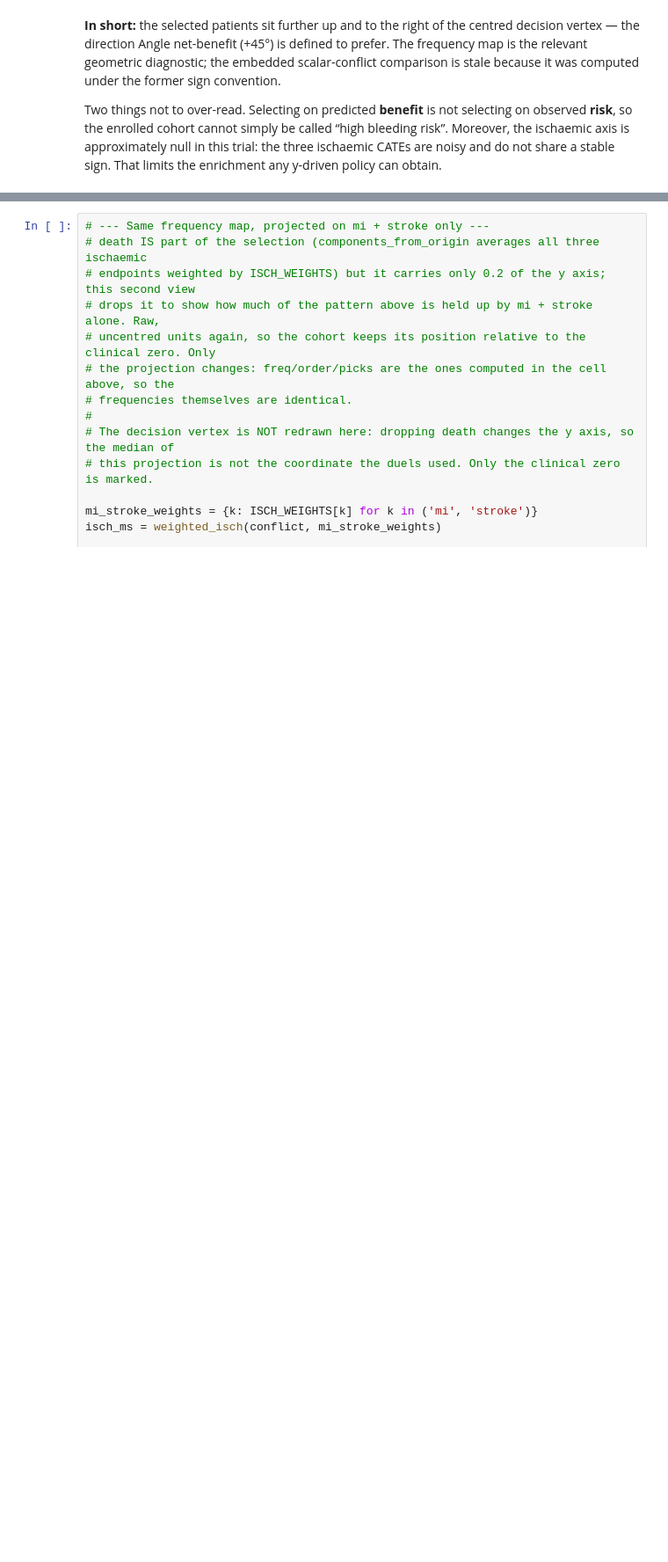
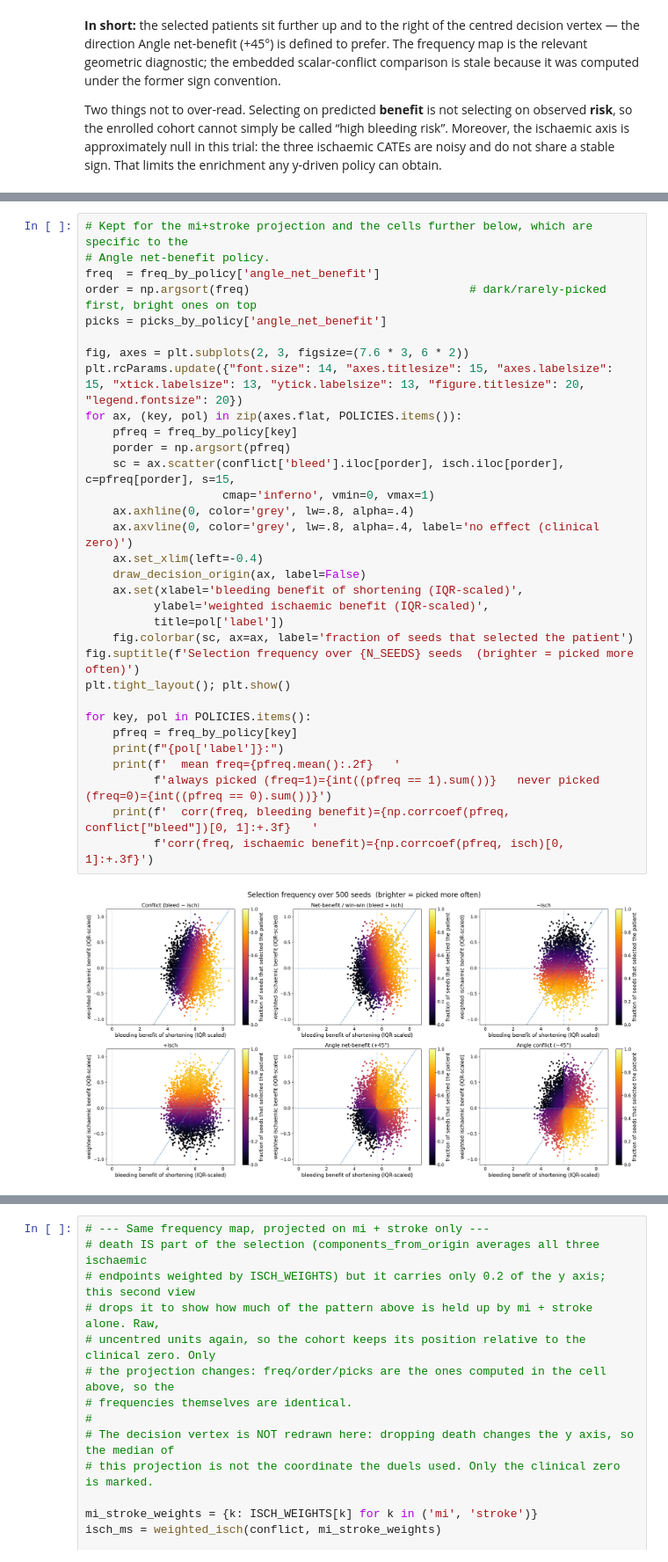
Before and after one commit to TommasoPioda/CATE-estimation-on-the-MASTER-DAPT-trial, a Jupyter notebook: online-learning/notebooks/01_duel_by_angle_proof.ipynb, the cells around one changed output, grey strips where cells are left out. Shown at 88% size. Drawn from its saved outputs; the diff is of its cells as text; blank space fills up the shorter version.

```diff
--- a/online-learning/notebooks/01_duel_by_angle_proof.ipynb
+++ b/online-learning/notebooks/01_duel_by_angle_proof.ipynb
@@ -440,0 +484,34 @@ mean event rates, freq-weighted over all seeds:
+# %%
+# Kept for the mi+stroke projection and the cells further below, which are specific to the
+# Angle net-benefit policy.
+freq  = freq_by_policy['angle_net_benefit']
+order = np.argsort(freq)                                # dark/rarely-picked first, bright ones on top
+picks = picks_by_policy['angle_net_benefit']
+
+fig, axes = plt.subplots(2, 3, figsize=(7.6 * 3, 6 * 2))
+plt.rcParams.update({"font.size": 14, "axes.titlesize": 15, "axes.labelsize": 15, "xtick.labelsize": 13, "ytick.labelsize": 13, "figure.titlesize": 20, "legend.fontsize": 20})
+for ax, (key, pol) in zip(axes.flat, POLICIES.items()):
+    pfreq = freq_by_policy[key]
+    porder = np.argsort(pfreq)
+    sc = ax.scatter(conflict['bleed'].iloc[porder], isch.iloc[porder], c=pfreq[porder], s=15,
+                    cmap='inferno', vmin=0, vmax=1)
+    ax.axhline(0, color='grey', lw=.8, alpha=.4)
+    ax.axvline(0, color='grey', lw=.8, alpha=.4, label='no effect (clinical zero)')
+    ax.set_xlim(left=-0.4)
+    draw_decision_origin(ax, label=False)
+    ax.set(xlabel='bleeding benefit of shortening (IQR-scaled)',
+          ylabel='weighted ischaemic benefit (IQR-scaled)',
+          title=pol['label'])
+    fig.colorbar(sc, ax=ax, label='fraction of seeds that selected the patient')
+fig.suptitle(f'Selection frequency over {N_SEEDS} seeds  (brighter = picked more often)')
+plt.tight_layout(); plt.show()
+
+for key, pol in POLICIES.items():
+    pfreq = freq_by_policy[key]
+    print(f"{pol['label']}:")
+    print(f'  mean freq={pfreq.mean():.2f}   '
+          f'always picked (freq=1)={int((pfreq == 1).sum())}   never picked (freq=0)={int((pfreq == 0).sum())}')
+    print(f'  corr(freq, bleeding benefit)={np.corrcoef(pfreq, conflict["bleed"])[0, 1]:+.3f}   '
+          f'corr(freq, ischaemic benefit)={np.corrcoef(pfreq, isch)[0, 1]:+.3f}')
+# %% [output]
+[figure, added]
```
Also changed, not shown: parts of 7 cells of this notebook, 15 other files.
